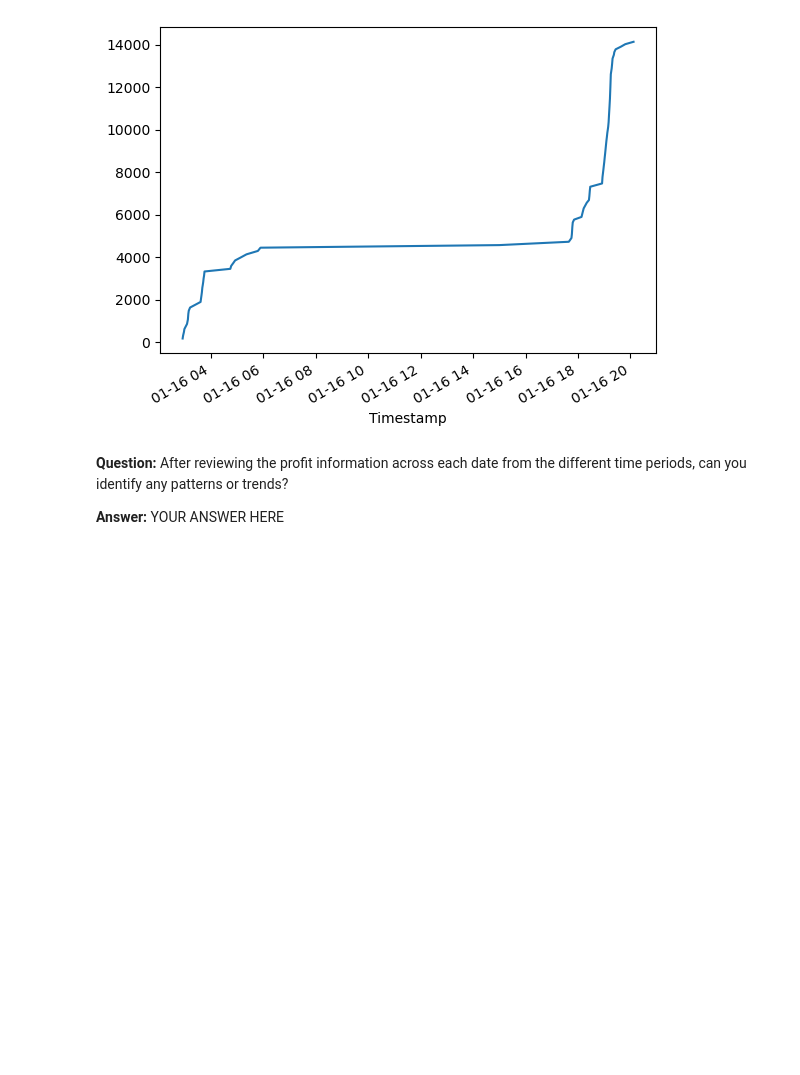
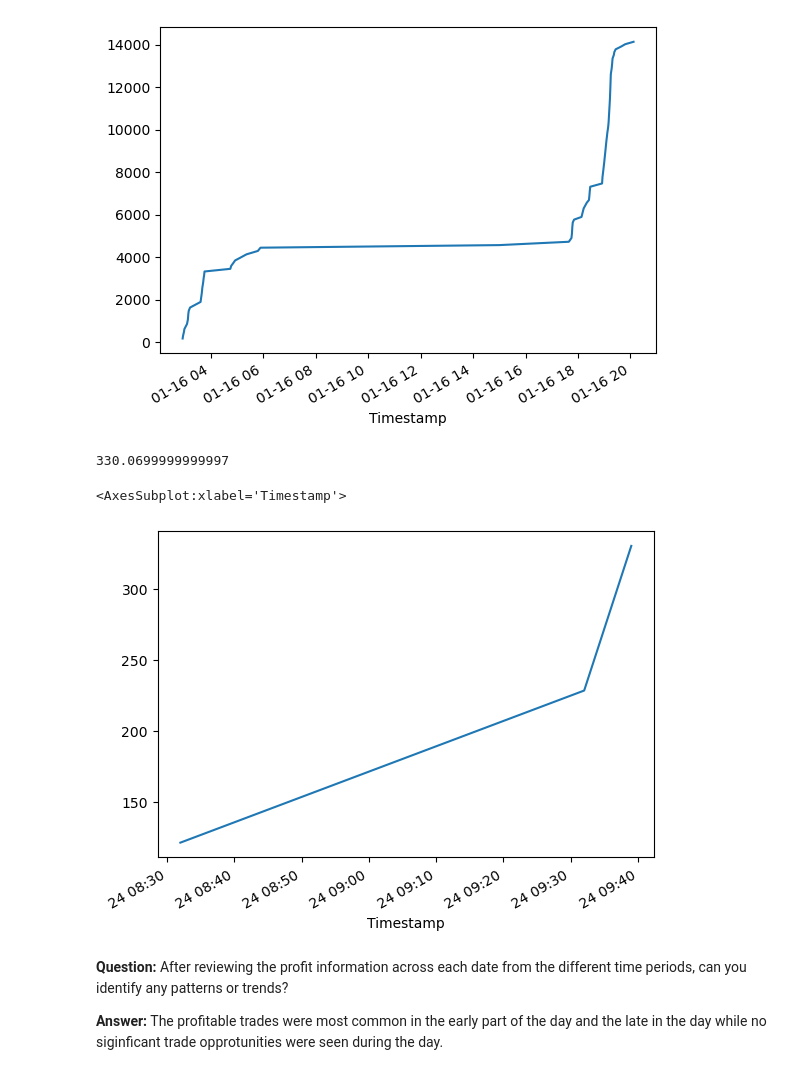
Before and after one commit to Bahaamour/Bitcoin_arbitrage, a Jupyter notebook: crypto_arbitrage.ipynb, the cells around one changed output. Saved outputs shown, nothing was run; the diff lists cells and outputs as text; code cells hidden in the pictures; blank space fills up the shorter version.

```diff
--- a/crypto_arbitrage.ipynb
+++ b/crypto_arbitrage.ipynb
@@ -569,7 +568,18 @@ cumulative_profit_early.plot()
 # %% [output]
 <AxesSubplot:xlabel='Timestamp'>
 [figure]
+# %%
+profit_per_trade_middle.sum()
+# %% [output]
+330.0699999999997
+# %%
+cumulative_profit_middle = profit_per_trade_middle.cumsum()
+# %%
+cumulative_profit_middle.plot()
+# %% [output]
+<AxesSubplot:xlabel='Timestamp'>
+[figure, added]
 # %% [markdown]
 **Question:** After reviewing the profit information across each date from the different time periods, can you identify any patterns or trends?
 
-**Answer:** YOUR ANSWER HERE
+**Answer:** The profitable trades were most common in the early part of the day and the late in the day while no siginficant trade opprotunities were seen during the day.
```
Also changed, not shown: parts of 2 cells of this notebook, 1 other file.
